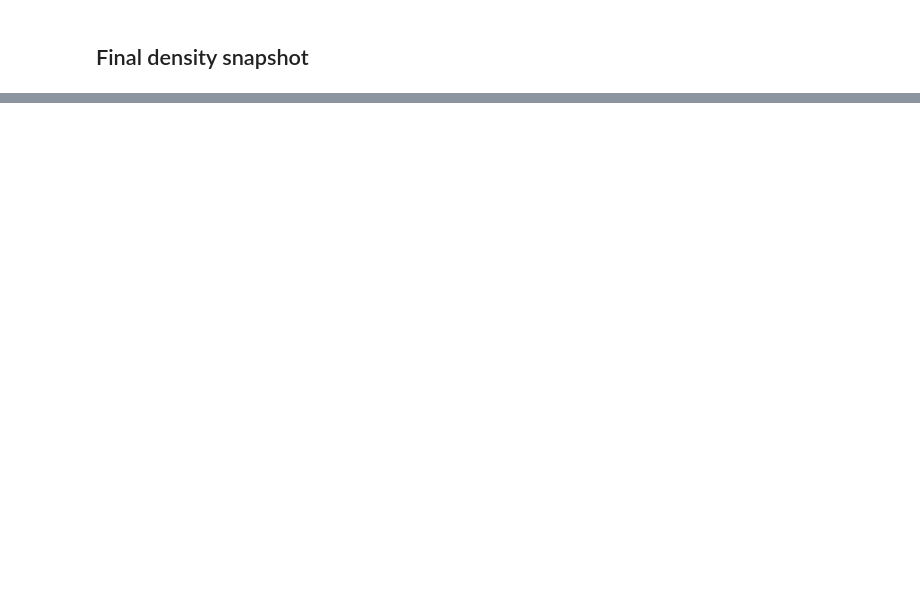
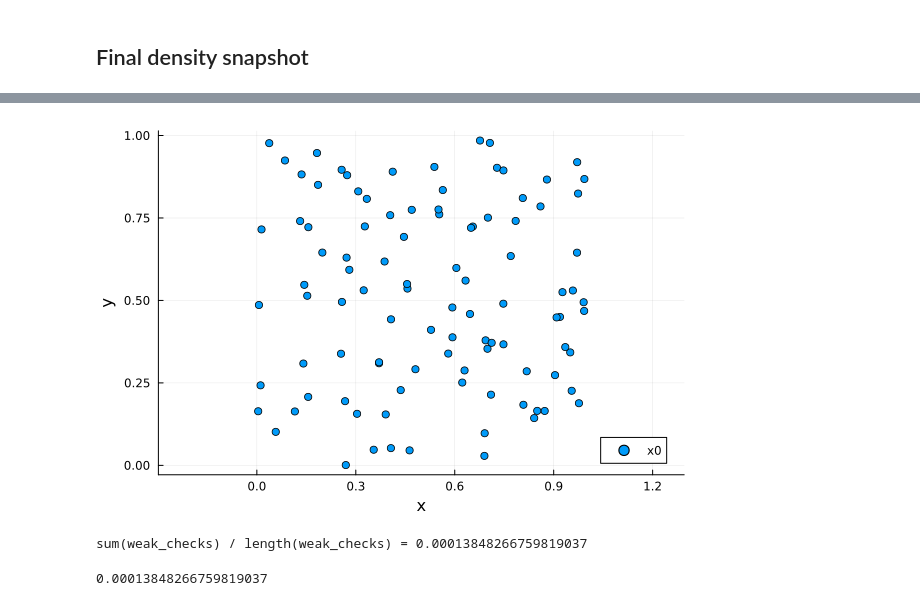
Before and after one commit to reula/PIC_refactor, a Jupyter notebook: notebooks/02_run_2D.ipynb, the cells around one changed output, grey strips where cells are left out. Saved outputs shown, nothing was run; the diff lists cells and outputs as text; code cells hidden in the pictures; blank space fills up the shorter version.

```diff
--- a/notebooks/02_run_2D.ipynb
+++ b/notebooks/02_run_2D.ipynb
@@ -149,0 +189,15 @@ surface(n, title="density at t = $(t_f)")
+# %%
+p = 4
+r0_frac = 0.1
+N_test = 100
+x0 = [box.lo .+ rand(length(box)) .* extent(box) for _ in 1:N_test]
+scatter([x[1] for x in x0], [x[2] for x in x0], xlabel="x", ylabel="y", label="x0", aspect_ratio=:equal)
+# %% [output]
+[figure, added]
+# %%
+# save the relative error
+weak_checks = [check_constraints_weak(u, g, N, dep, factor, x, r0_frac, p)[3] for x in x0]
+@show sum(weak_checks)/length(weak_checks)
+# %% [output]
+sum(weak_checks) / length(weak_checks) = 0.00013848266759819037
+0.00013848266759819037
```
Also changed, not shown: parts of 8 cells of this notebook, 13 other files.
